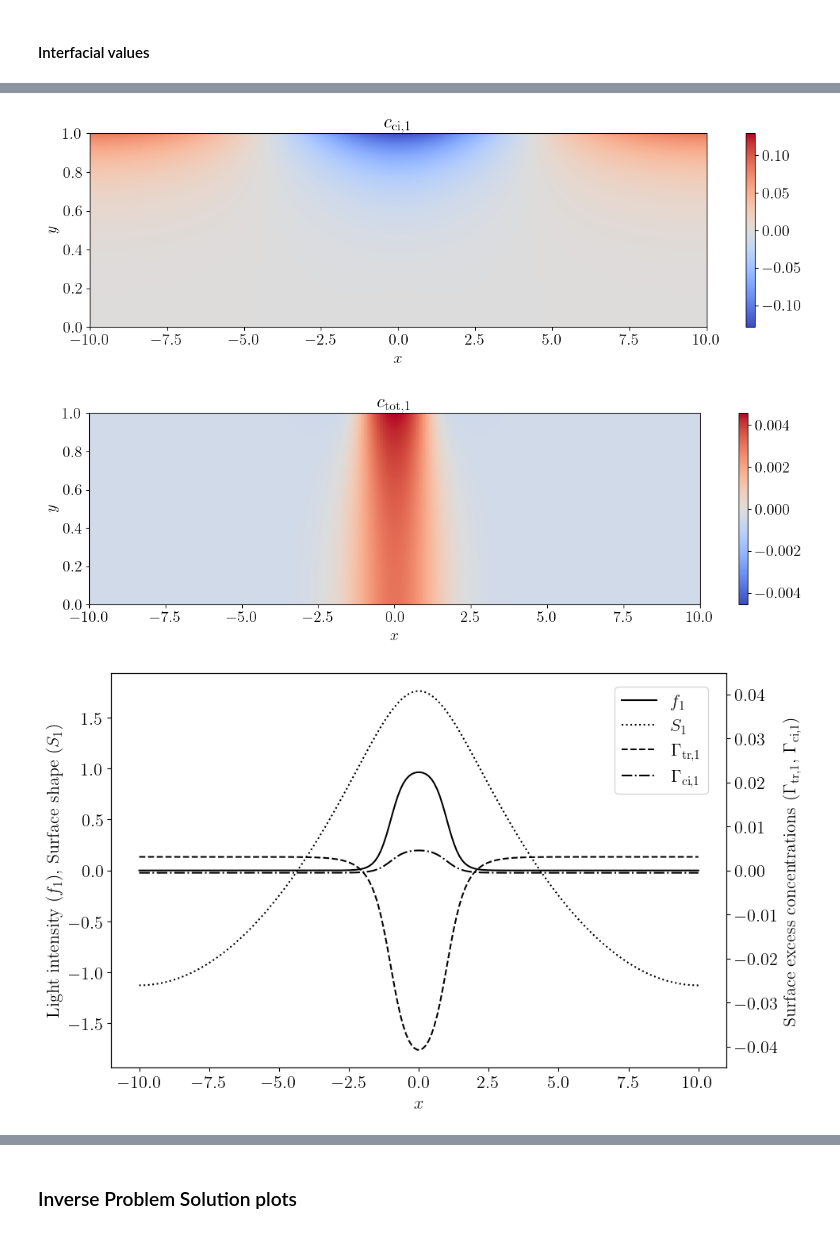
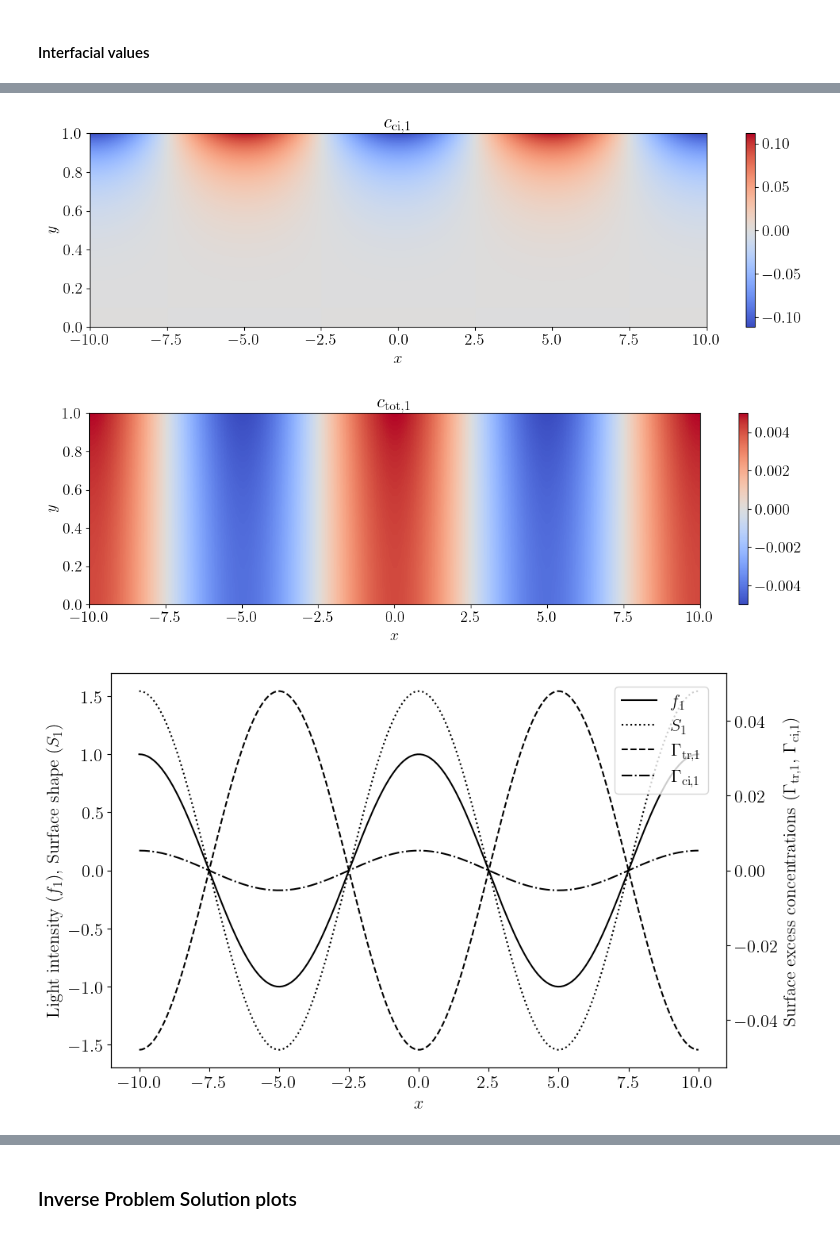
Before and after one commit to NiallOswald/photosurfactant, a Jupyter notebook: notebooks/linearised.ipynb, the cells around one changed output, grey strips where cells are left out. Saved outputs shown, nothing was run; the diff lists cells and outputs as text; code cells hidden in the pictures.

Commit message:
Update plotting

```diff
--- a/notebooks/linearised.ipynb
+++ b/notebooks/linearised.ipynb
@@ -25,9 +25,10 @@ rc("text", usetex=True)
 eps = 1e-12
 N = 100
 step = 10
+grid_n = 200
 # %%
 sign = "pos"
-parity = "even"
+parity = "mix"
 # %%
 if sign == "pos":
     sign_val = 1
@@ -199,14 +200,26 @@ def c_ci_f(y):
 
 def gamma_tr_f():
     return np.concatenate([
-        sols_o[:, -3],
+        sols_o[:, -5],
         sols[:, -6],
     ])
 
 def gamma_ci_f():
     return np.concatenate([
+        sols_o[:, -4],
+        sols[:, -5],
+    ])
+
+def J_tr_f():
+    return np.concatenate([
         sols_o[:, -2],
-        sols[:, -5],
+        sols[:, -2]
+    ])
+
+def J_ci_f():
+    return np.concatenate([
+        sols_o[:, -1],
+        sols[:, -1]
     ])
 
 def S_f():
@@ -217,7 +230,7 @@ def S_f():
 
 def f_f():
     return np.concatenate([
-        sols_o[:, -1],
+        sols_o[:, -3],
         sols[:, -4],
     ])
 # %%
@@ -238,8 +253,8 @@ gamma_ci = invert(gamma_ci_f, omega)
 S_inv = invert(S_f, omega)
 f_inv = invert(f_f, omega)
 # %%
-xx = np.linspace(-L, L, 200)
-yy = np.linspace(0, 1, 200)
+xx = np.linspace(-L, L, grid_n)
+yy = np.linspace(0, 1, grid_n)
 # %%
 psii = np.array([psi(xx, y) for y in yy])
 uu = np.array([u(xx, y) for y in yy])
@@ -410,7 +443,7 @@ plt.tight_layout()
 # plt.savefig(f"../figures/forward_concentration_ci_{label}.png", dpi=300, bbox_inches="tight")
 plt.show()
 # %% [output]
-[figure, old version]
+[figure, new version]
 # %%
 plt.figure(figsize=(12, 4))
 plt.imshow(cc_ci[::-1, :].real + cc_tr[::-1, :].real, extent=[-L, L, 0, 1], aspect="auto", cmap="coolwarm", norm=colors.CenteredNorm())
@@ -422,36 +455,36 @@ plt.tight_layout()
 # plt.savefig(f"../figures/forward_concentration_tot_{label}.png", dpi=300, bbox_inches="tight")
 plt.show()
 # %% [output]
-[figure, old version]
+[figure, new version]
 # %%
 fig, ax1 = plt.subplots(figsize=(10, 6))
 ax2 = ax1.twinx()
 
-ax1.plot(xx, ff_inv.real, label=r"$f_1$", color="black")
+ax1.plot(xx, ff_inv.real, "k-", label=r"$f_1$")
 ax1.plot(xx, SS_inv.real, "k:", label=r"$S_1$")
 
 ax2.plot(xx, ggamma_tr.real, "k--", label=r"$\Gamma_{\mathrm{tr}, 1}$")
 ax2.plot(xx, ggamma_ci.real, "k-.", label=r"$\Gamma_{\mathrm{ci}, 1}$")
 
 packing = 1.1
 ylim_1 = max(max(abs(ff_inv)), max(abs(SS_inv))) * packing
 
 ax1.set_ylim(-ylim_1, ylim_1)
 ax1.set_xlabel(r"$x$")
 ax1.set_ylabel(r"Light intensity ($f_1$), Surface shape ($S_1$)")
 
 ylim_2 = max(max(abs(ggamma_tr)), max(abs(ggamma_ci))) * packing
 
 ax2.set_ylim(-ylim_2, ylim_2)
 ax2.set_ylabel(r"Surface excess concentrations ($\Gamma_{\mathrm{tr}, 1}$, $\Gamma_{\mathrm{ci}, 1}$)")
 
 fig.legend(loc="upper left", bbox_to_anchor=(0.73,0.95))
 fig.tight_layout()
 
 # fig.savefig(f"../figures/forward_interface_{label}.png", dpi=300)
 fig.show()
 # %% [output]
-[figure, old version]
+[figure, new version]
 # %%
 plt.figure(figsize=(8, 6))
 plt.plot(xx, ttension.real, "k-")
```
Also changed, not shown: parts of 14 cells of this notebook.
